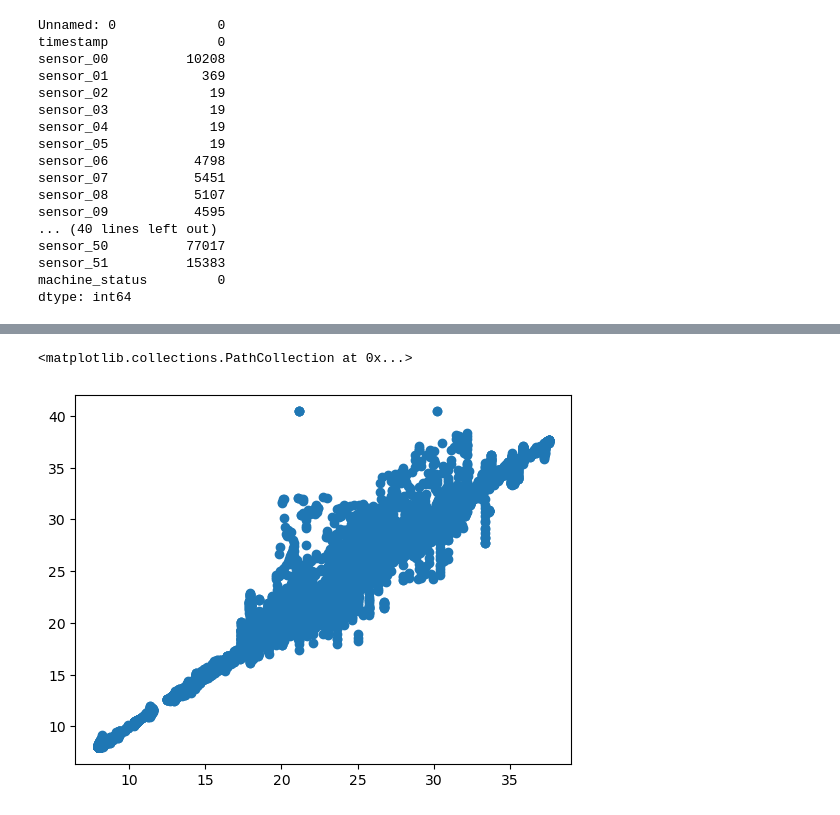
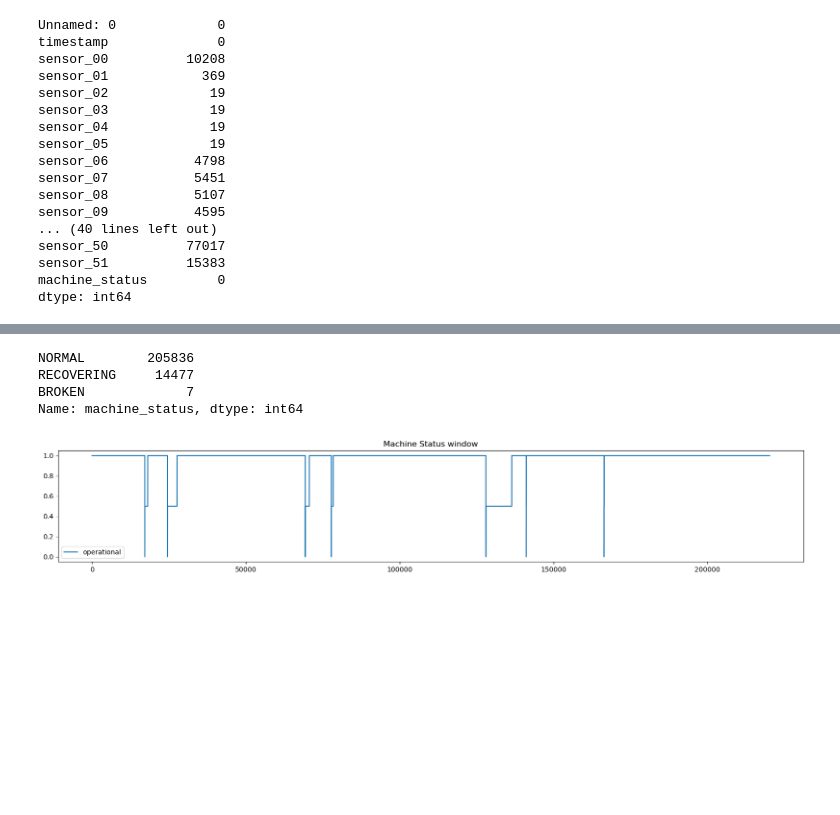
Before and after one commit to bigdog3626/SensorFailurePrediction, a Jupyter notebook: Pattern_Recognition_Project.ipynb, the cells around one changed output, grey strips where cells are left out. Drawn from its saved outputs; the diff is of its cells as text; code cells hidden in the pictures; blank space fills up the shorter version.

```diff
--- a/Pattern_Recognition_Project.ipynb
+++ b/Pattern_Recognition_Project.ipynb
@@ -280,18 +156,0 @@ Name: Value, dtype: float64
-# %%
-
-
-
-# Set limit bounds
-upper_limit = df['Value'].mean() + 3*df['Value'].std()
-lower_limit = df['Value'].mean() - 3*df['Value'].std()
-
-# Apply the Z Score
-df['Value'] = np.where(
-    df['Value']>upper_limit,
-    upper_limit,
-    np.where(
-        df['Value']<lower_limit,
-        lower_limit,
-        df['Value']
-    )
-)
@@ -324,18 +156,0 @@ plt.show()
-# %%
-from sklearn.cluster import KMeans
-
-kmeans = KMeans(n_clusters=5, random_state=0)
-df['cluster'] = kmeans.fit_predict(df[['ConvertedTimeStamp', 'Value' ]])
-
-centroids = kmeans.cluster_centers_
-cen_x = [i[0] for i in centroids]
-cen_y = [i[1] for i in centroids]
-
-## add to df
-df['cen_x'] = df.cluster.map({0:cen_x[0], 1:cen_x[1], 2:cen_x[2], 3:cen_x[3],4:cen_x[4]})
-df['cen_y'] = df.cluster.map({0:cen_y[0], 1:cen_y[1], 2:cen_y[2], 3:cen_y[3],4:cen_y[4]})
-# define and map colors
-colors = ['#DF2020', '#81DF20', '#2095DF','#2FDF20', '#DA95DF']
-df['c'] = df.cluster.map({0:colors[0], 1:colors[1], 2:colors[2], 3:colors[3], 4:colors[4]})
-
-df.head()
@@ -367,24 +157,16 @@ y = df['Value'].values
-# %%
-x_train, x_test, y_train, y_test = train_test_split(X, y, test_size = .9, random_state=0)
-
-x_train= x_train.reshape(-1, 1)
-x_test = x_test.reshape(-1, 1)
-
-mod = KNeighborsRegressor().fit(x_train, y_train)
-
-
-
-
-pipe = Pipeline([
-    ("scale", StandardScaler()),
-    ("model", KNeighborsRegressor())
-                 ])
-
-pipe.fit(x_train, y_train)
-
-pred = pipe.predict(x_test)
-
-plt.scatter(pred, y_test)
-# %% [output]
-<matplotlib.collections.PathCollection at 0x...>
-[figure, removed]
+# %%
+# Collect num of guarenteed breaks in the system we
+df['machine_status'].value_counts()
+# %% [output]
+NORMAL        205836
+RECOVERING     14477
+BROKEN             7
+Name: machine_status, dtype: int64
+# %%
+# create operational graph
+conditions = [(df['machine_status'] == 'NORMAL'), (df['machine_status'] == 'RECOVERING'), (df['machine_status'] == 'BROKEN')]
+choices = [1,0.5,0]
+df['operational']  = np.select(condlist=conditions, choicelist=choices)
+ax = df['operational'].plot(title='Machine Status window', legend=True, figsize=(20,3), )
+# %% [output]
+[figure, added]
```
Also changed, not shown: parts of 73 cells of this notebook.
